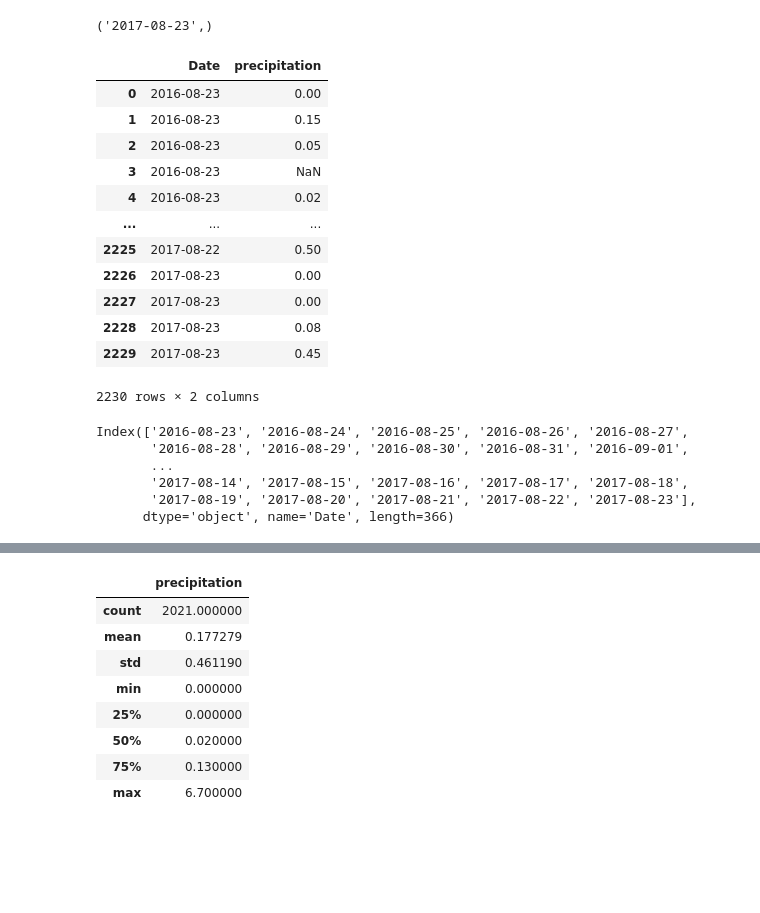
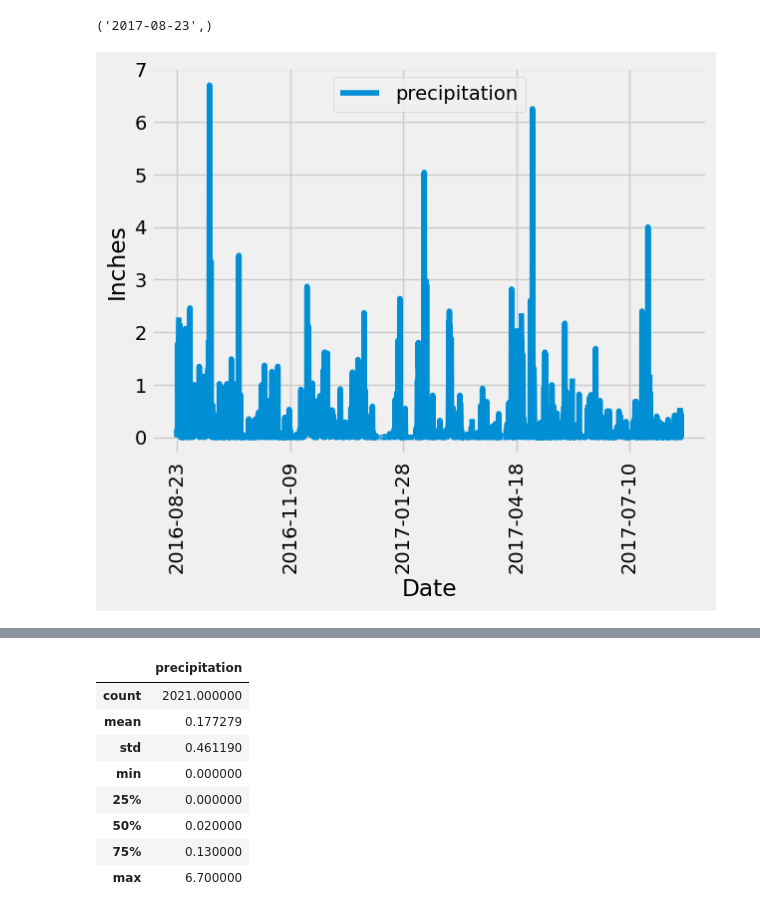
Before and after one commit to leonluong1/sqlalchemy-challenge, a Jupyter notebook: SurfsUp/climate_starter.ipynb, the cells around one changed output, grey strips where cells are left out. Saved outputs shown, nothing was run; the diff lists cells and outputs as text; code cells hidden in the pictures; blank space fills up the shorter version.

```diff
--- a/SurfsUp/climate_starter.ipynb
+++ b/SurfsUp/climate_starter.ipynb
@@ -54,32 +54,26 @@ last_date
 # %% [output]
 ('2017-08-23',)
 # %%
-year_ago = (dt.datetime.strptime(last_date[0], "%Y-%m-%d") - dt.timedelta(weeks=52, days=1)).date()
+# Design a query to retrieve the last 12 months of precipitation data and plot the results.
+# Starting from the most recent data point in the database.
+last_date_obj = dt.datetime.strptime(last_date[0], "%Y-%m-%d").date()
+# Calculate the date one year from the last date in data set.
+year_ago = last_date_obj - dt.timedelta(weeks=52, days=1)
+
+# Perform a query to retrieve the data and precipitation scores
 year_scores = session.query(measurement.date, measurement.prcp).filter(measurement.date >= year_ago).order_by(measurement.date).all()
+
+# Save the query results as a Pandas DataFrame. Explicitly set the column names
 df = pd.DataFrame(year_scores, columns = ["Date", "precipitation"])
-#df.set_index('Date', inplace=True)
-df2 = df.groupby("Date").sum()
-display(df)
+
+# Sort the dataframe by date
+df.set_index('Date', inplace=True)
+df.sort_index(axis=0, inplace=True)
+#display(df)
+
+# Use Pandas Plotting with Matplotlib to plot the data
+df.plot(rot='vertical')
+plt.ylabel("Inches")
+plt.show()
 # %% [output]
-|  | Date | precipitation |
-| 0 | 2016-08-23 | 0.00 |
-| 1 | 2016-08-23 | 0.15 |
-| 2 | 2016-08-23 | 0.05 |
-| 3 | 2016-08-23 | NaN |
-| 4 | 2016-08-23 | 0.02 |
-| ... | ... | ... |
-| 2225 | 2017-08-22 | 0.50 |
-| 2226 | 2017-08-23 | 0.00 |
-| 2227 | 2017-08-23 | 0.00 |
-| 2228 | 2017-08-23 | 0.08 |
-| 2229 | 2017-08-23 | 0.45 |
-2230 rows × 2 columns
+[figure, added]
-# %%
-df2.index
-# %% [output]
-Index(['2016-08-23', '2016-08-24', '2016-08-25', '2016-08-26', '2016-08-27',
-       '2016-08-28', '2016-08-29', '2016-08-30', '2016-08-31', '2016-09-01',
-       ...
-       '2017-08-14', '2017-08-15', '2017-08-16', '2017-08-17', '2017-08-18',
-       '2017-08-19', '2017-08-20', '2017-08-21', '2017-08-22', '2017-08-23'],
-      dtype='object', name='Date', length=366)
```
Also changed, not shown: parts of 11 cells of this notebook, 1 other file.
